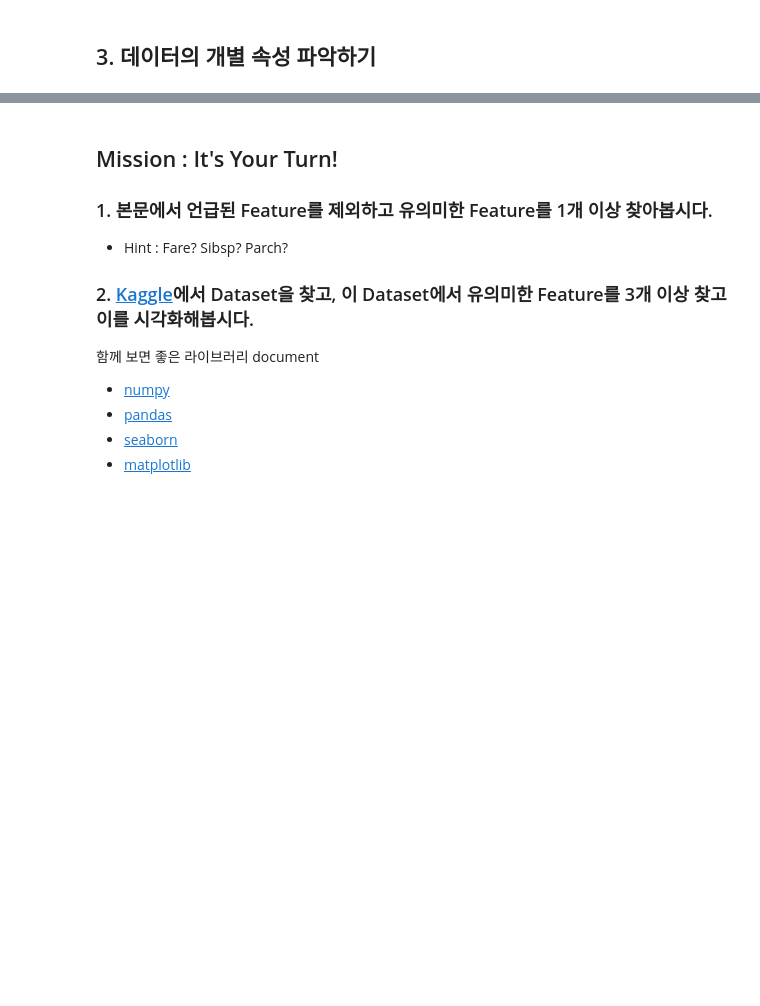
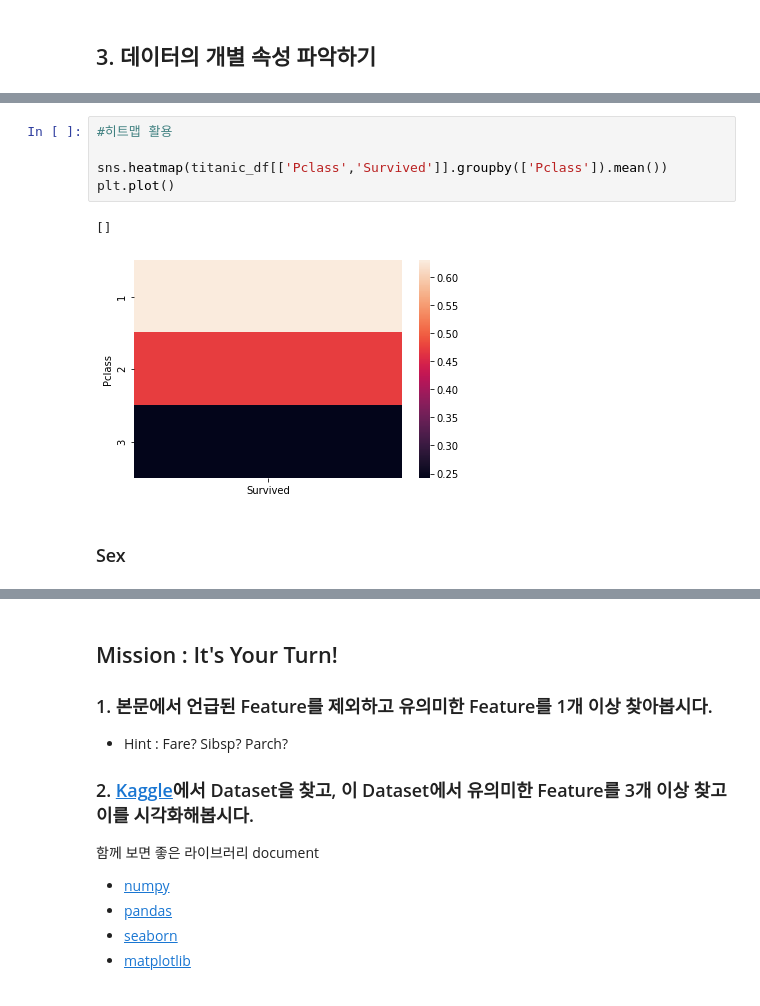
Before and after one commit to super-corini/programmers_kdt_II, a Jupyter notebook: 4. EDA.ipynb, the cells around one changed output, grey strips where cells are left out. Drawn from its saved outputs; the diff is of its cells as text; blank space fills up the shorter version.

```diff
--- a/4. EDA.ipynb
+++ b/4. EDA.ipynb
@@ -17,0 +160,10 @@
+# %%
+#히트맵 활용
+
+sns.heatmap(titanic_df[['Pclass','Survived']].groupby(['Pclass']).mean())
+plt.plot()
+# %% [output]
+[]
+[figure, added]
+# %% [markdown]
+### Sex
```
Also changed, not shown: parts of 23 cells of this notebook.
